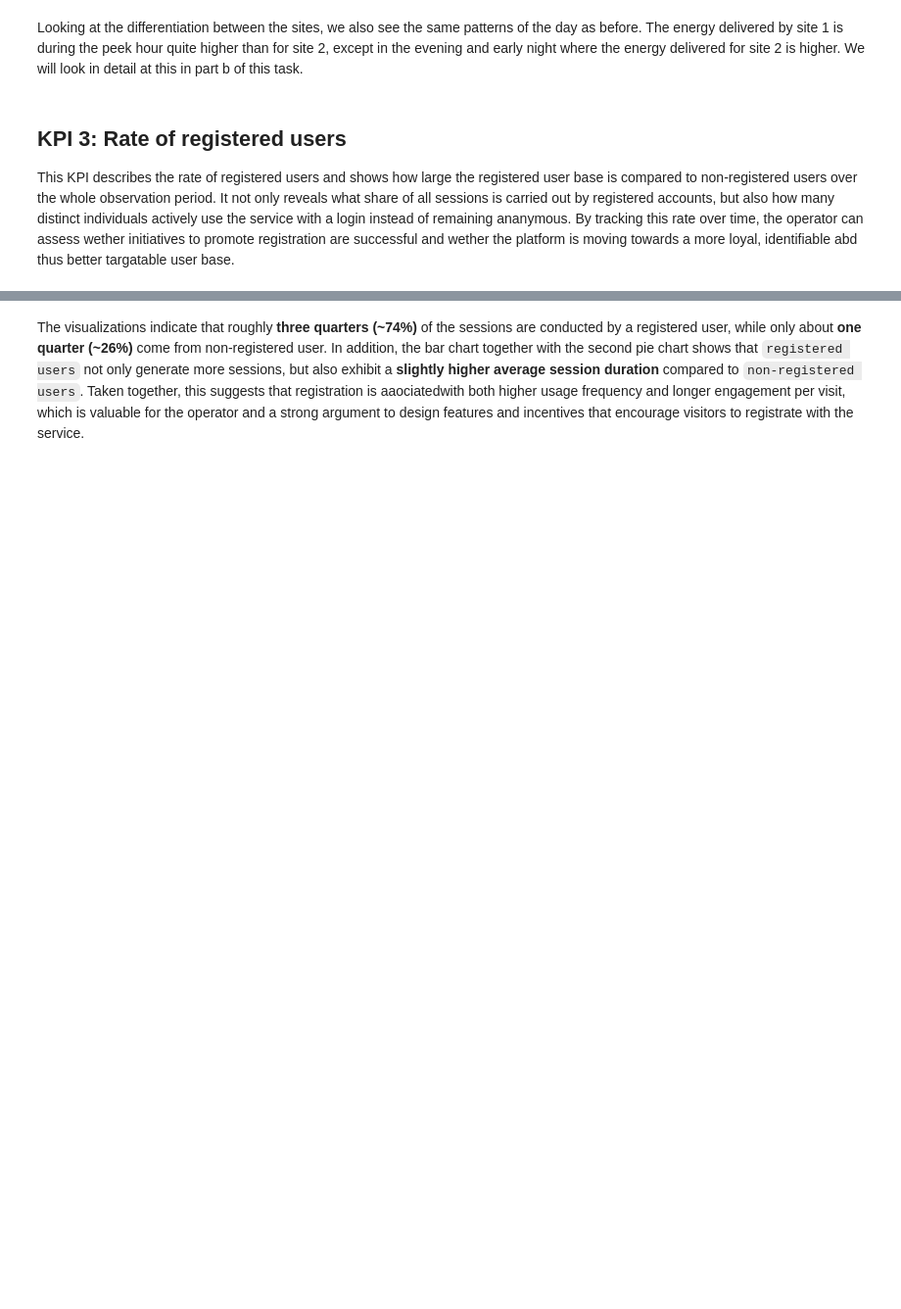
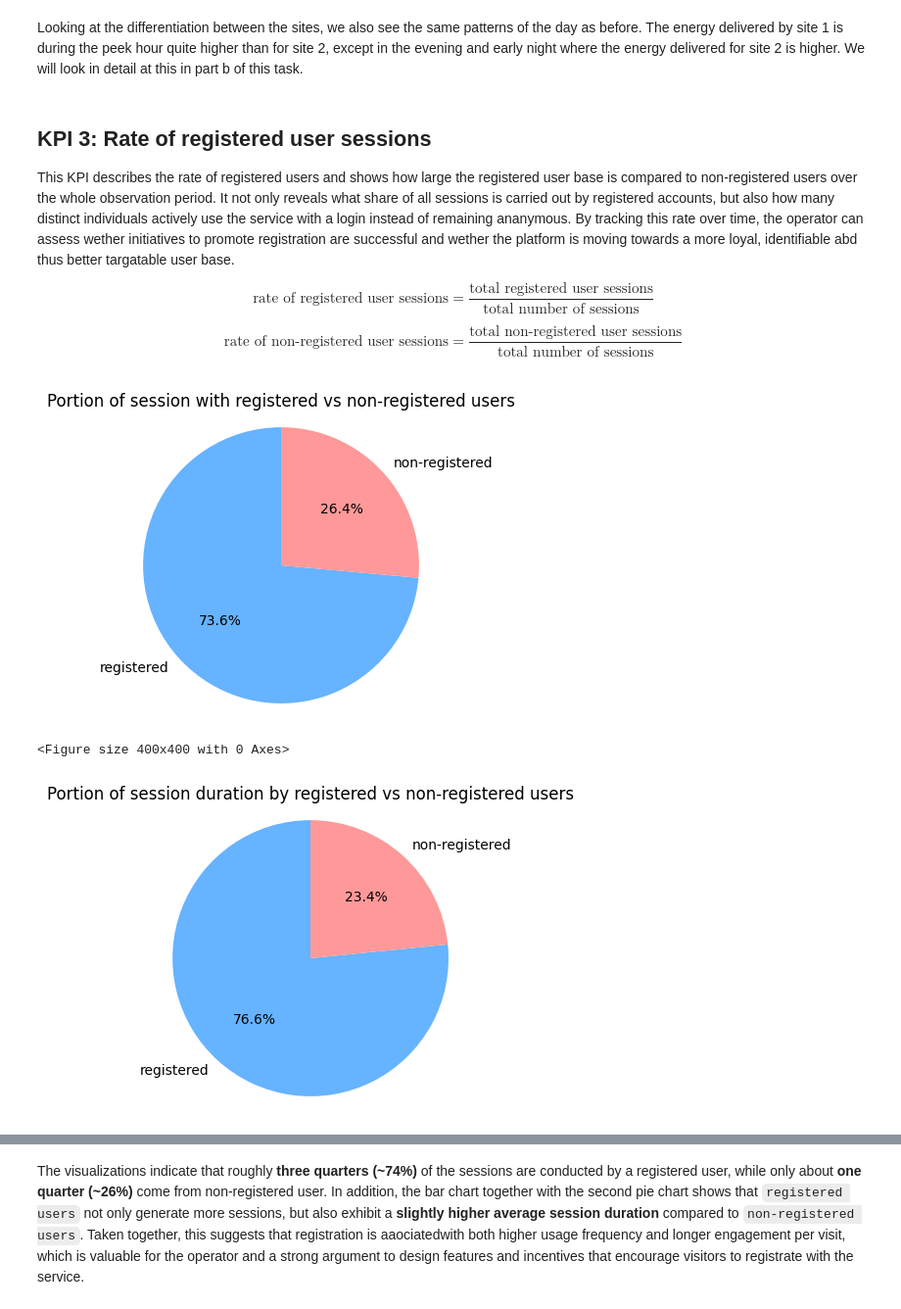
Before and after one commit to lbaudenb/AA_Team_6, a Jupyter notebook: notebooks/02_descriptives.ipynb, the cells around one changed output, grey strips where cells are left out. Shown at 98% size. Saved outputs shown, nothing was run; the diff lists cells and outputs as text; code cells hidden in the pictures; blank space fills up the shorter version.

```diff
--- a/notebooks/02_descriptives.ipynb
+++ b/notebooks/02_descriptives.ipynb
@@ -497,14 +616,24 @@ ax.grid(True, linestyle='--', alpha=0.4)
 # %% [markdown]
 Looking at the differentiation between the sites, we also see the same patterns of the day as before. The energy delivered by site 1 is during the peek hour quite higher than for site 2, except in the evening and early night where the energy delivered for site 2 is higher. We will look in detail at this in part b of this task.
 # %% [markdown]
-## KPI 3: Rate of registered users
+## KPI 3: Rate of registered user sessions
 
 This KPI describes the rate of registered users and shows how large the registered user base is compared to non-registered users over the whole observation period. It not only reveals what share of all sessions is carried out by registered accounts, but also how many distinct individuals actively use the service with a login instead of remaining ananymous. By tracking this rate over time, the operator can assess wether initiatives to promote registration are successful and wether the platform is moving towards a more loyal, identifiable abd thus better targatable user base.
+
+$$
+\text{rate of registered user sessions} = \frac{\text{total registered user sessions}}{\text{total number of sessions}}
+$$
+
+$$
+\text{rate of non-registered user sessions} = \frac{\text{total non-registered user sessions}}{\text{total number of sessions}}
+$$
 # %%
 labels = ['registered', 'non-registered']
-registered_users = df['isRegisteredUser'].sum()
-sizes= [registered_users, len(df) - registered_users]
+registered_users = df['isRegisteredUser'].sum() # number of registered users
+non_registered_users = len(df) - registered_users  # number of non-registered users
+sizes= [registered_users, non_registered_users]
 
+# Pie chart based on general number of sessions
 plt.figure(figsize=(4, 4))
 plt.pie(
     sizes,
@@ -514,38 +643,43 @@ plt.pie(
     colors=['#66b3ff','#ff9999']
 )
 plt.axis('equal')
-plt.title('Portion of session with registered vs non-registered users')
+plt.title('Portion of sessions with registered vs non-registered users')
 plt.show()
 
 
 plt.figure(figsize=(4, 4))
 
 sum_by_registration = df.groupby("isRegisteredUser")["session_duration"].sum()
 sizes_2 = [sum_by_registration[True], sum_by_registration[False]]
-
+# Pie chart based on session duration
 plt.figure(figsize=(4, 4))
 plt.pie(
     sizes_2,
     labels=labels,
     autopct='%1.1f%%',
     startangle=90,
     colors=['#66b3ff','#ff9999']
 )
 plt.axis('equal')
 plt.title('Portion of session duration by registered vs non-registered users')
 plt.show()
 
 
 mean_session_duration_registered = sum_by_registration[True] / registered_users
-mean_session_duration_non_registered = sum_by_registration[False] / (len(df) - registered_users)
+mean_session_duration_non_registered = sum_by_registration[False] / non_registered_users
 
+# Bar chart comparing mean session durations
 plt.figure(figsize=(8, 6))
 plt.bar(
     labels,
     [mean_session_duration_registered, mean_session_duration_non_registered]
 )
 plt.xlabel('User Type')
 plt.ylabel('Mean Session Duration (hours)')
 plt.title('Mean Session Duration: Registered vs Non-Registered Users')
 plt.tight_layout()
 plt.show()
+# %% [output]
+[figure, added]
+<Figure size 400x400 with 0 Axes>
+[figure, added]
```
Also changed, not shown: parts of 19 cells of this notebook.
